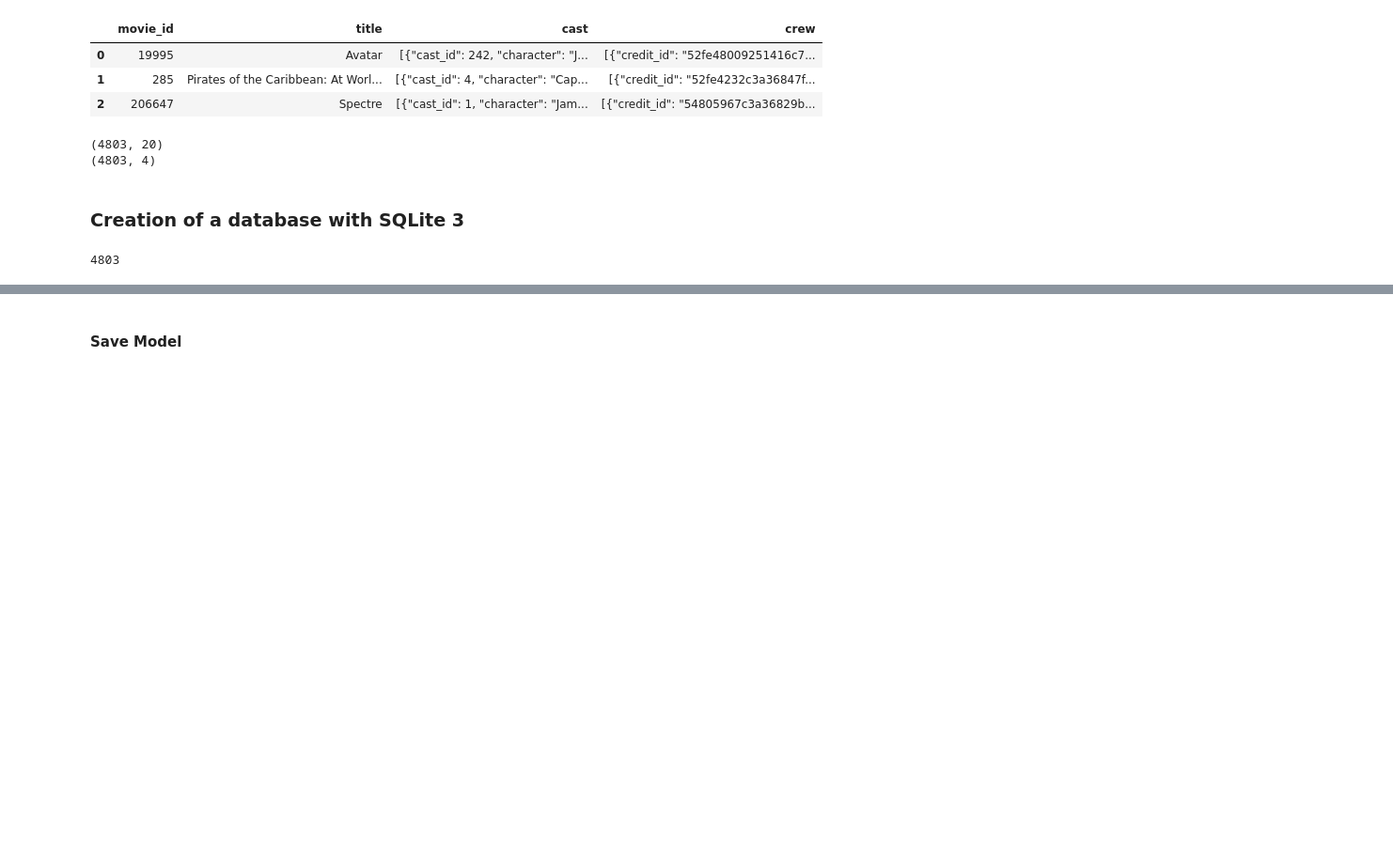
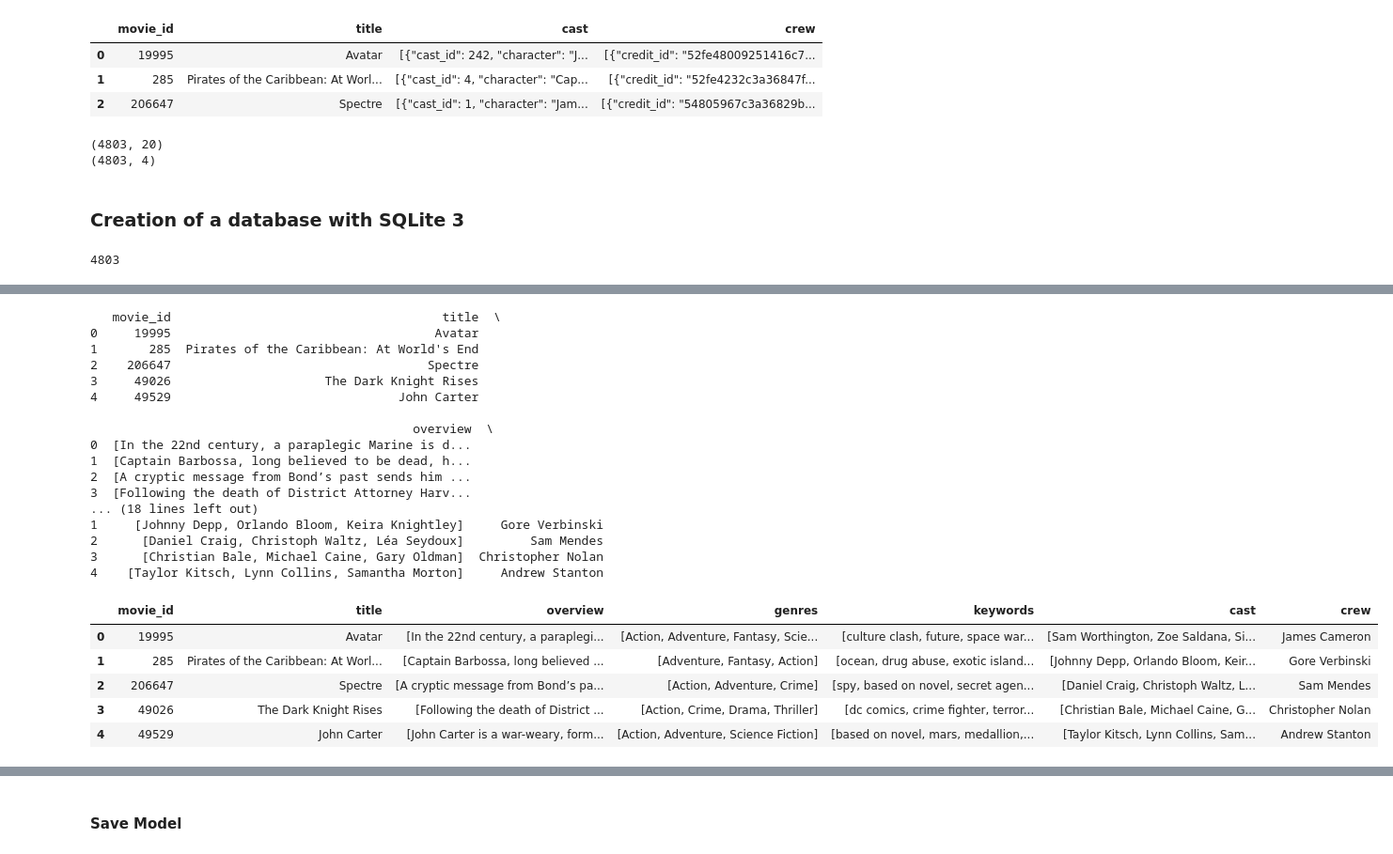
Before and after one commit to 4GeeksAcademy/machine-learning-python-KNNtemplate, a Jupyter notebook: src/Assignment_KNN.ipynb, the cells around one changed output, grey strips where cells are left out. Shown at 94% size. Saved outputs shown, nothing was run; the diff lists cells and outputs as text; code cells hidden in the pictures; blank space fills up the shorter version.

```diff
--- a/src/Assignment_KNN.ipynb
+++ b/src/Assignment_KNN.ipynb
@@ -131,24 +131,75 @@ clean_total_data.head()
 | 3 | 49026 | The Dark Knight Rises | Following the death of District A... | [{"id": 28, "name": "Action"}, {"... | [{"id": 849, "name": "dc comics"}... | [{"cast_id": 2, "character": "Bru... | [{"credit_id": "52fe4781c3a36847f... |
 | 4 | 49529 | John Carter | John Carter is a war-weary, forme... | [{"id": 28, "name": "Action"}, {"... | [{"id": 818, "name": "based on no... | [{"cast_id": 5, "character": "Joh... | [{"credit_id": "52fe479ac3a36847f... |
 # %%
-total_data = clean_total_data
+import json
+import pandas as pd
 
-# Data transform as expected
-import json
-
-def load_json_safe(json_str, default_value = None):
+def load_json_safe(json_str, default_value=None):
+    """Safely load JSON string into Python object."""
     try:
         return json.loads(json_str)
     except (TypeError, json.JSONDecodeError):
         return default_value
 
-total_data["genres"] = total_data["genres"].apply(lambda x: [item["name"] for item in json.loads(x)] if pd.notna(x) else None)
-total_data["keywords"] = total_data["keywords"].apply(lambda x: [item["name"] for item in json.loads(x)] if pd.notna(x) else None)
+# Assuming clean_total_data is your DataFrame
+# Check if columns exist in clean_total_data
+required_columns = ['genres', 'keywords', 'cast', 'crew', 'overview']
+for col in required_columns:
+    if col not in clean_total_data.columns:
+        print(f"Column {col} not found in DataFrame")
+        # Handle missing column (e.g., add it, skip transformation, or raise an error)
 
-total_data["cast"] = total_data["cast"].apply(lambda x: [item["name"] for item in json.loads(x)][:3] if pd.notna(x) else None)
+# Apply transformations using .loc for assignments
+if 'genres' in clean_total_data:
+    clean_total_data.loc[:, 'genres'] = clean_total_data['genres'].apply(
+        lambda x: [item["name"] for item in load_json_safe(x)] if pd.notna(x) else None
+    )
 
-total_data["crew"] = total_data["crew"].apply(lambda x: " ".join([crew_member['name'] for crew_member in load_json_safe(x) if crew_member['job'] == 'Director']))
+if 'keywords' in clean_total_data:
+    clean_total_data.loc[:, 'keywords'] = clean_total_data['keywords'].apply(
+        lambda x: [item["name"] for item in load_json_safe(x)] if pd.notna(x) else None
+    )
 
-total_data["overview"] = total_data["overview"].apply(lambda x: [x])
+if 'cast' in clean_total_data:
+    clean_total_data.loc[:, 'cast'] = clean_total_data['cast'].apply(
+        lambda x: [item["name"] for item in load_json_safe(x)][:3] if pd.notna(x) else None
+    )
 
-total_data.head()
+if 'crew' in clean_total_data:
+    clean_total_data.loc[:, 'crew'] = clean_total_data['crew'].apply(
+        lambda x: " ".join([crew_member['name'] for crew_member in load_json_safe(x) if crew_member['job'] == 'Director'])
+    )
+
+if 'overview' in clean_total_data:
+    clean_total_data.loc[:, 'overview'] = clean_total_data['overview'].apply(lambda x: [x] if pd.notna(x) else None)
+
+# Display first few rows of the transformed dataframe
+print(clean_total_data.head())
+
+# Renaming clean_total_data to tot_data2
+tot_data2 = clean_total_data
+tot_data2.head()
+# %% [output]
+   movie_id                                     title  \
+0     19995                                    Avatar
+1       285  Pirates of the Caribbean: At World's End
+2    206647                                   Spectre
+3     49026                     The Dark Knight Rises
+4     49529                               John Carter
+
+                                            overview  \
+0  [In the 22nd century, a paraplegic Marine is d...
+1  [Captain Barbossa, long believed to be dead, h...
+2  [A cryptic message from Bond’s past sends him ...
+3  [Following the death of District Attorney Harv...
+... (18 lines left out)
+1     [Johnny Depp, Orlando Bloom, Keira Knightley]     Gore Verbinski
+2      [Daniel Craig, Christoph Waltz, Léa Seydoux]         Sam Mendes
+3      [Christian Bale, Michael Caine, Gary Oldman]  Christopher Nolan
+4    [Taylor Kitsch, Lynn Collins, Samantha Morton]     Andrew Stanton
+|  | movie_id | title | overview | genres | keywords | cast | crew |
+| 0 | 19995 | Avatar | [In the 22nd century, a paraplegi... | [Action, Adventure, Fantasy, Scie... | [culture clash, future, space war... | [Sam Worthington, Zoe Saldana, Si... | James Cameron |
+| 1 | 285 | Pirates of the Caribbean: At Worl... | [Captain Barbossa, long believed ... | [Adventure, Fantasy, Action] | [ocean, drug abuse, exotic island... | [Johnny Depp, Orlando Bloom, Keir... | Gore Verbinski |
+| 2 | 206647 | Spectre | [A cryptic message from Bond’s pa... | [Action, Adventure, Crime] | [spy, based on novel, secret agen... | [Daniel Craig, Christoph Waltz, L... | Sam Mendes |
+| 3 | 49026 | The Dark Knight Rises | [Following the death of District ... | [Action, Crime, Drama, Thriller] | [dc comics, crime fighter, terror... | [Christian Bale, Michael Caine, G... | Christopher Nolan |
+| 4 | 49529 | John Carter | [John Carter is a war-weary, form... | [Action, Adventure, Science Fiction] | [based on novel, mars, medallion,... | [Taylor Kitsch, Lynn Collins, Sam... | Andrew Stanton |
```
Also changed, not shown: parts of 7 cells of this notebook, 1 other file.
